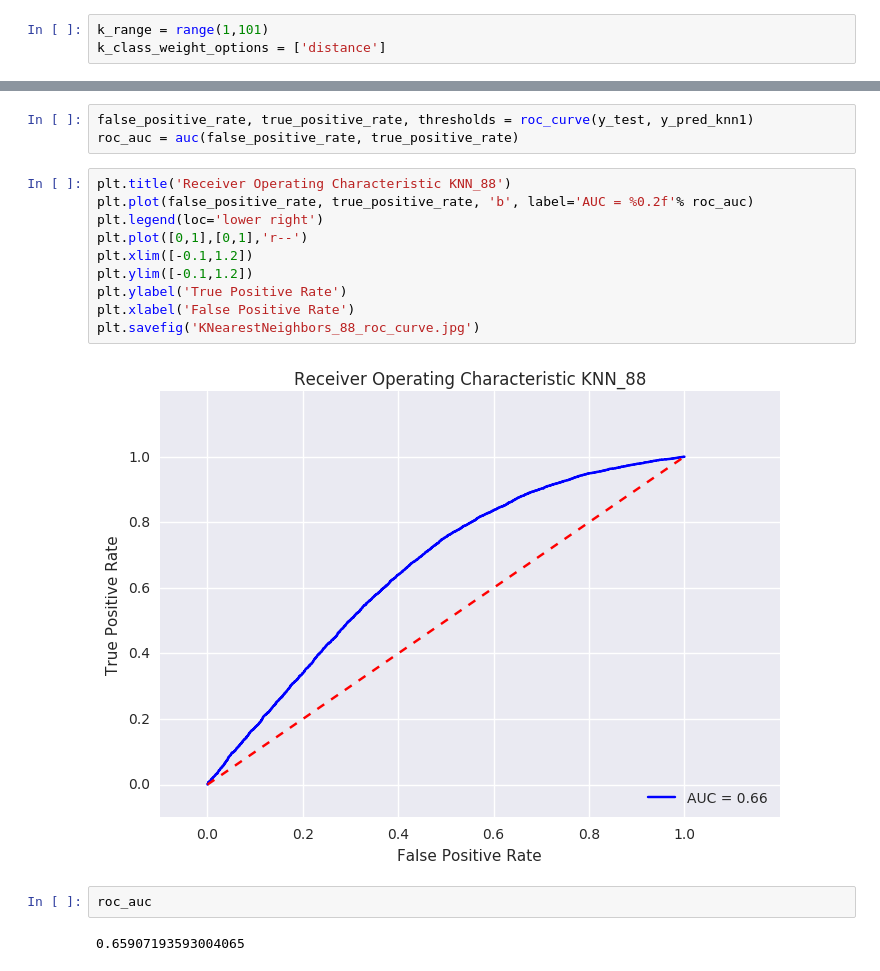
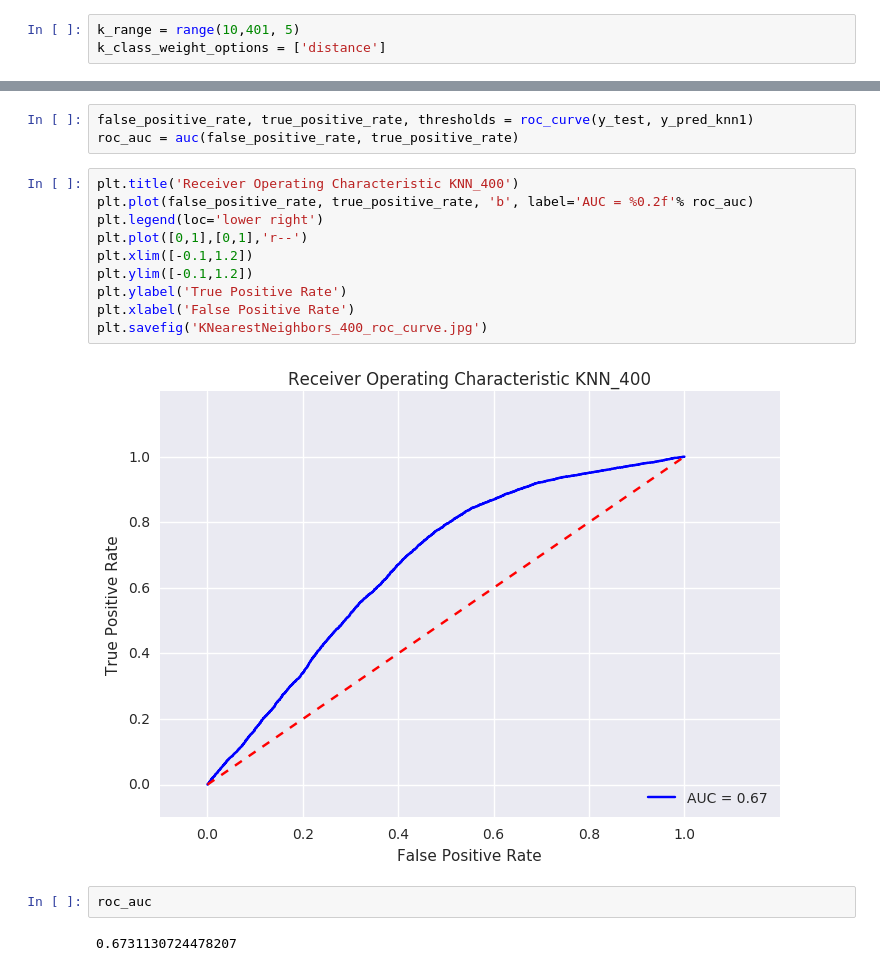
Before and after one commit to aniketb05/people_task, a Jupyter notebook: KNN_evaluation.ipynb, the cells around one changed output, grey strips where cells are left out. Cells and saved outputs as stored; diff of their text form.

Commit message:
Optimize KNearestNeighbors Classifier

```diff
--- a/KNN_evaluation.ipynb
+++ b/KNN_evaluation.ipynb
@@ -68,7 +68,7 @@ X = prob_data_final.values
 y = prob.C.values
 X_train, X_test, y_train, y_test = train_test_split(X, y, random_state = 0)
 # %%
-k_range = range(1,101)
+k_range = range(10,401, 5)
 k_class_weight_options = ['distance']
 # %%
 params_grid2 = dict(n_neighbors=k_range, weights = k_class_weight_options)
@@ -109,18 +126,18 @@ print len(precision), len(recall), len(thresholds)
 false_positive_rate, true_positive_rate, thresholds = roc_curve(y_test, y_pred_knn1)
 roc_auc = auc(false_positive_rate, true_positive_rate)
 # %%
-plt.title('Receiver Operating Characteristic KNN_88')
+plt.title('Receiver Operating Characteristic KNN_400')
 plt.plot(false_positive_rate, true_positive_rate, 'b', label='AUC = %0.2f'% roc_auc)
 plt.legend(loc='lower right')
 plt.plot([0,1],[0,1],'r--')
 plt.xlim([-0.1,1.2])
 plt.ylim([-0.1,1.2])
 plt.ylabel('True Positive Rate')
 plt.xlabel('False Positive Rate')
-plt.savefig('KNearestNeighbors_88_roc_curve.jpg')
+plt.savefig('KNearestNeighbors_400_roc_curve.jpg')
 # %% [output]
-[figure, old version]
+[figure, new version]
 # %%
 roc_auc
 # %% [output]
-0.65907193593004065
+0.6731130724478207
```
Also changed, not shown: parts of 11 cells of this notebook.
